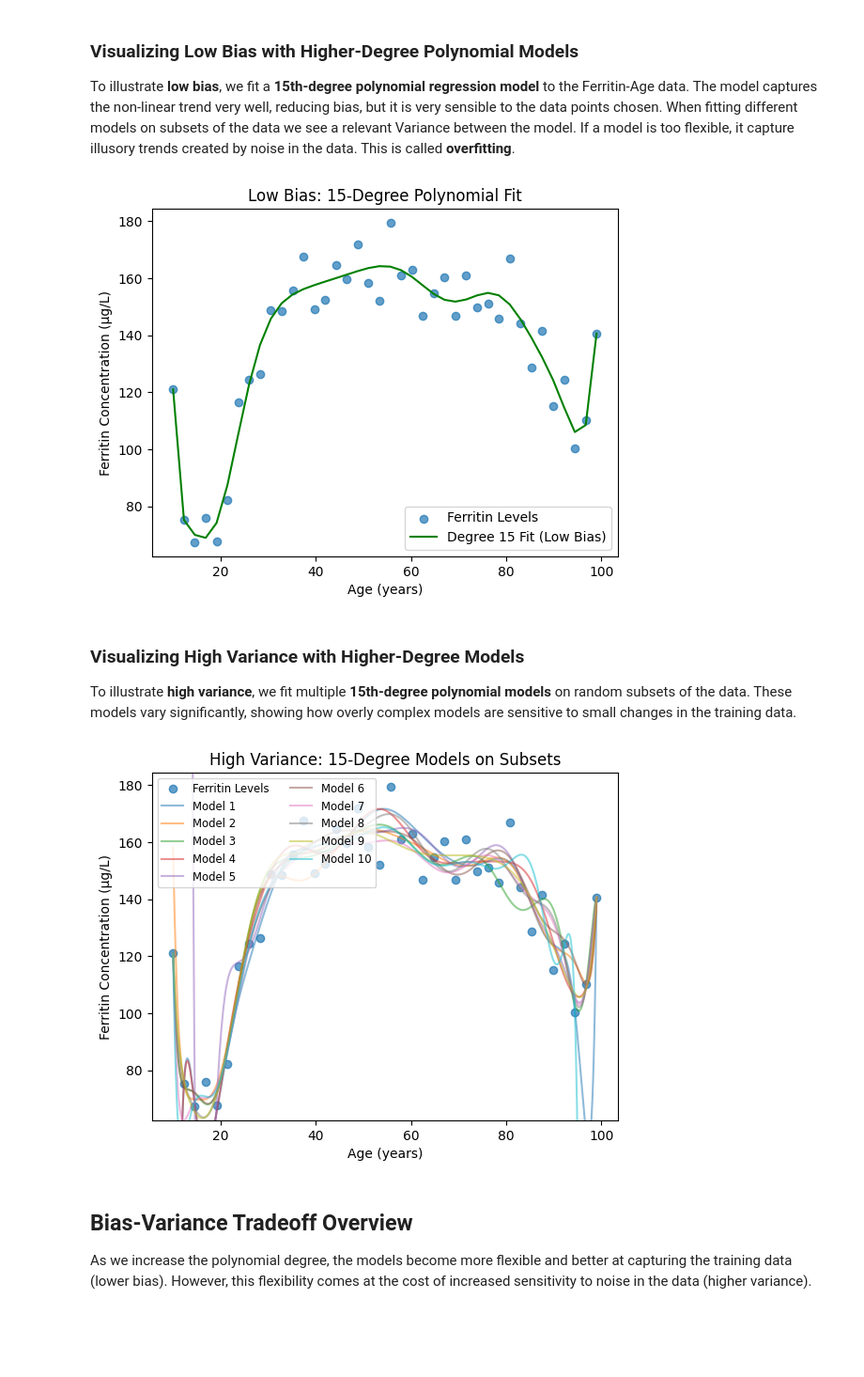
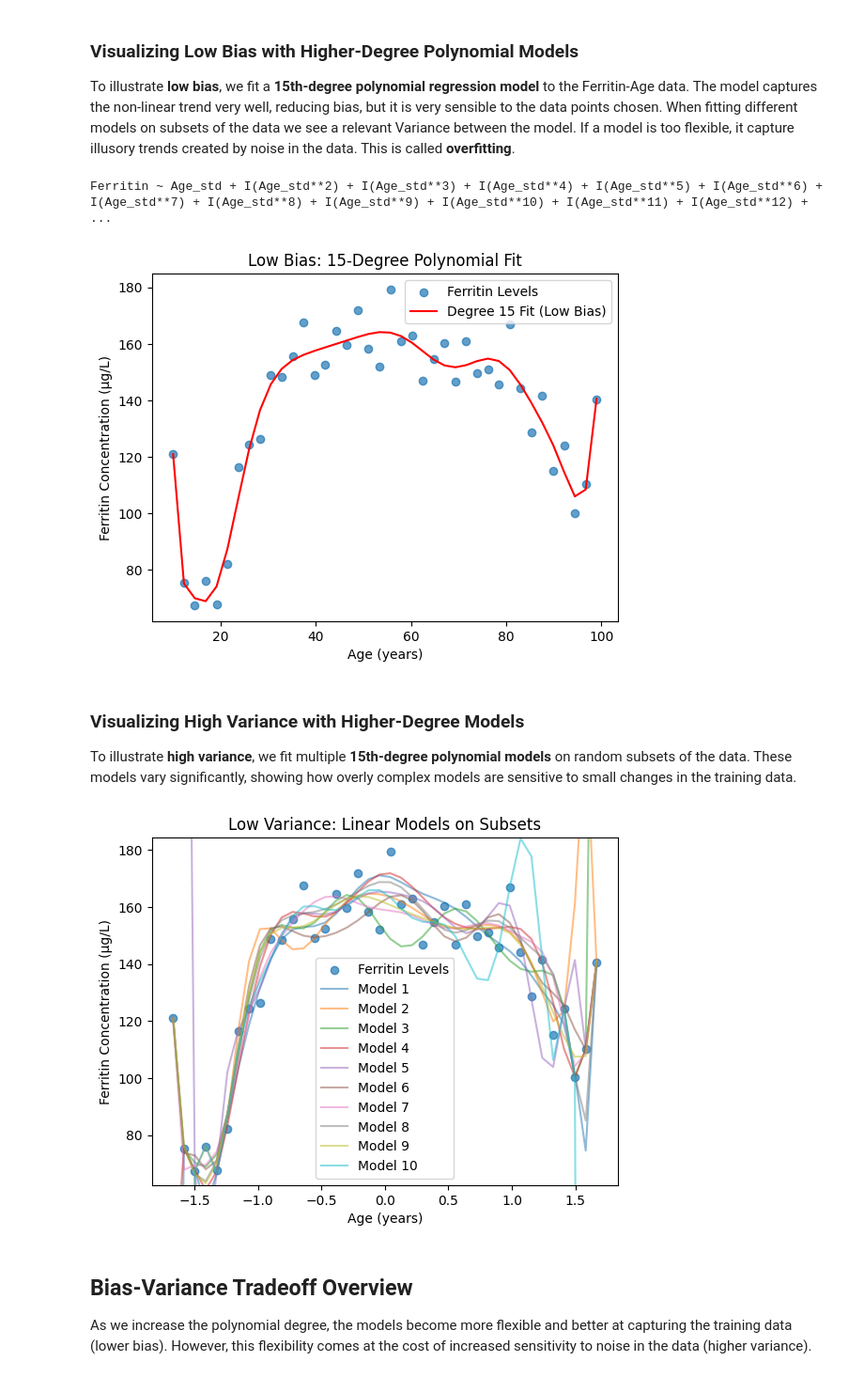
Before and after one commit to Jamoser123/PNR_Advanced_DataScience, a Jupyter notebook: 1_Overview/HandsOn_Introduction.ipynb, the cells around one changed output. Shown at 94% size. Drawn from its saved outputs; the diff is of its cells as text; code cells hidden in the pictures; blank space fills up the shorter version.

```diff
--- a/1_Overview/HandsOn_Introduction.ipynb
+++ b/1_Overview/HandsOn_Introduction.ipynb
@@ -408,58 +400,59 @@ To illustrate **low bias**, we fit a **15th-degree polynomial regression model**
 # %%
 # Fit the interpolating polynomial
 degree = 15
-coefficients = np.polyfit(data["Age"], data["Ferritin"], deg=degree)#deg=len(subset) - 1)
-polynomial = np.poly1d(coefficients)
 
-# Predict for the full dataset
-predictions = polynomial(data["Age"])
+data['Age_std'] = (data['Age'] - data['Age'].mean()) / data['Age'].std()
 
-plt.ylim(data["Ferritin"].min() - 5, data["Ferritin"].max() + 5)
+formula = create_formula(degree)
+print(formula)
 
-# Plot the higher-degree polynomial fit
+# Fit the linear regression model using statsmodels formula notation
+linear_model = smf.ols(formula=formula, data=data).fit()
+
+# Predict values using the fitted model
+predictions = linear_model.predict(data["Age_std"])
+
+# Plot the linear fit
 plt.scatter(data["Age"], data["Ferritin"], alpha=0.7, label="Ferritin Levels")
-plt.plot(data["Age"], predictions, color="green", label=f"Degree {degree} Fit (Low Bias)")
+plt.plot(data["Age"], predictions, color="red", label=f"Degree {degree} Fit (Low Bias)")
 plt.title(f"Low Bias: {degree}-Degree Polynomial Fit")
 plt.xlabel("Age (years)")
 plt.ylabel("Ferritin Concentration (µg/L)")
 plt.legend()
 plt.show()
+
+# sns.lmplot(x='Age', y='Ferritin', data=data, aspect=1.5, ci=None, line_kws={'color': 'red'}, order=degree)
 # %% [output]
+Ferritin ~ Age_std + I(Age_std**2) + I(Age_std**3) + I(Age_std**4) + I(Age_std**5) + I(Age_std**6) + I(Age_std**7) + I(Age_std**8) + I(Age_std**9) + I(Age_std**10) + I(Age_std**11) + I(Age_std**12) +  ...
-[figure, old version]
+[figure, new version]
 # %% [markdown]
 ### Visualizing High Variance with Higher-Degree Models
 
 To illustrate **high variance**, we fit multiple **15th-degree polynomial models** on random subsets of the data. These models vary significantly, showing how overly complex models are sensitive to small changes in the training data.
 # %%
-# Function to fit high-degree models on subsets
-def plot_high_variance(data, degree):
-    plt.scatter(data["Age"], data["Ferritin"], alpha=0.7, label="Ferritin Levels")
+# Function to fit linear models on subsets using statsmodels
+def plot_high_variance_statsmodels(data, degree):
+    plt.scatter(data["Age_std"], data["Ferritin"], alpha=0.7, label="Ferritin Levels")
 
     for i in range(10):  # Fit 10 models on random subsets
-        subset = data.sample(frac=0.8, random_state=i)
-
-        # Fit the interpolating polynomial
-        coefficients = np.polyfit(subset["Age"], subset["Ferritin"], deg=degree)
-        polynomial = np.poly1d(coefficients)
-
-        # Predict for the full dataset
-        # Plot the polynomial fit
-        X_range = np.linspace(data["Age"].min(), data["Age"].max(), 500)  # Generate evenly spaced points for smooth curve
-        y_range = polynomial(X_range)
-        plt.plot(X_range, y_range, alpha=0.5, label=f"Model {i+1}")
+        subset = data.sample(frac=0.7, random_state=i)
+        formula = create_formula(degree)
+        model = smf.ols(formula=formula, data=subset).fit()
+        predictions = model.predict(data["Age_std"])
+        plt.plot(data["Age_std"], predictions, alpha=0.5, label=f"Model {i+1}")
 
     plt.ylim(data["Ferritin"].min() - 5, data["Ferritin"].max() + 5)
 
-    plt.title(f"High Variance: 15-Degree Models on Subsets")
+    plt.title("Low Variance: Linear Models on Subsets")
     plt.xlabel("Age (years)")
     plt.ylabel("Ferritin Concentration (µg/L)")
-    plt.legend(loc="upper left", fontsize="small", ncol=2)
+    plt.legend()
     plt.show()
 
-# Plot high variance using interpolating polynomials
-plot_high_variance(data, degree=degree)
+# Plot low variance using statsmodels
+plot_high_variance_statsmodels(data, degree)
 # %% [output]
-[figure, old version]
+[figure, new version]
 # %% [markdown]
 ## Bias-Variance Tradeoff Overview
 As we increase the polynomial degree, the models become more flexible and better at capturing the training data (lower bias). However, this flexibility comes at the cost of increased sensitivity to noise in the data (higher variance).
```
Also changed, not shown: parts of 29 cells of this notebook, 4 other files.
